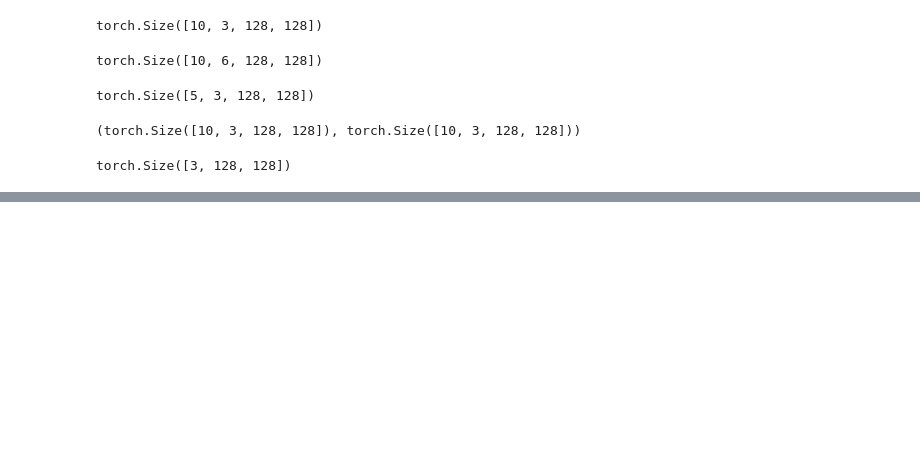
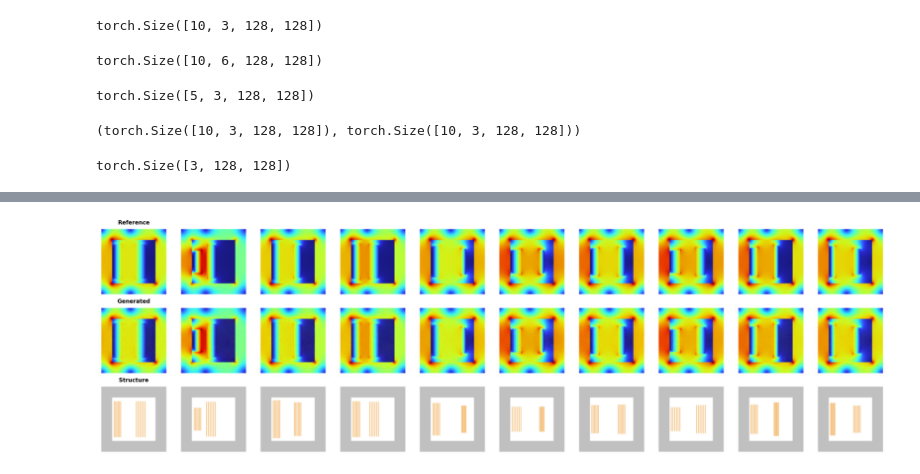
Before and after one commit to Ward-GT/MachineLearning, a Jupyter notebook: MachineLearningModels/SDE_conditioned/SDE_test.ipynb, the cells around one changed output, grey strips where cells are left out. Drawn from its saved outputs; the diff is of its cells as text; code cells hidden in the pictures; blank space fills up the shorter version.

Commit message:
Mode adjustments for test and training dataset in the sde model

```diff
--- a/MachineLearningModels/SDE_conditioned/SDE_test.ipynb
+++ b/MachineLearningModels/SDE_conditioned/SDE_test.ipynb
@@ -30,0 +38,4 @@ torch.Size([3, 128, 128])
+# %%
+model = UNet()
+model.load_state_dict(torch.load(r"C:\Users\20202137\OneDrive - TU Eindhoven\Programming\Python\MachineLearning\MachineLearningModels\SDE_conditioned\results\SDE_conditioned_128_500\models\SDE_conditioned_128_500_final.pth"))
+model.eval()
@@ -30,0 +60,5 @@ torch.Size([3, 128, 128])
+# %%
+sampler = DiffusionTools()
+save_model_output(model, sampler,n=10, path=r"C:\Users\20202137\OneDrive - TU Eindhoven\Programming\Python\MachineLearning\MachineLearningModels\SDE_conditioned\results\SDE_conditioned_128_500")
+# %% [output]
+[figure, added]
```
Also changed, not shown: parts of 3 cells of this notebook, 4 other files.
